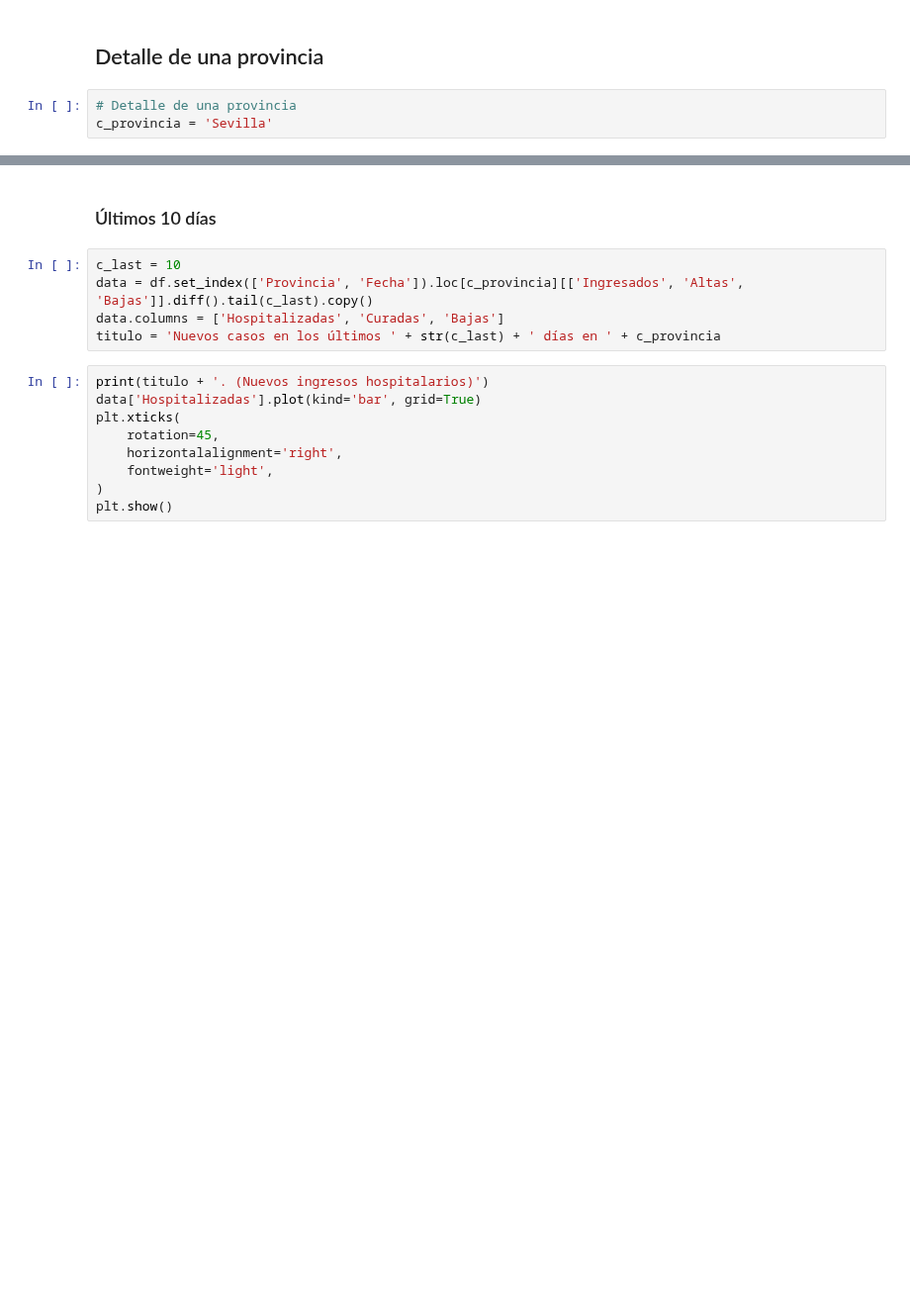
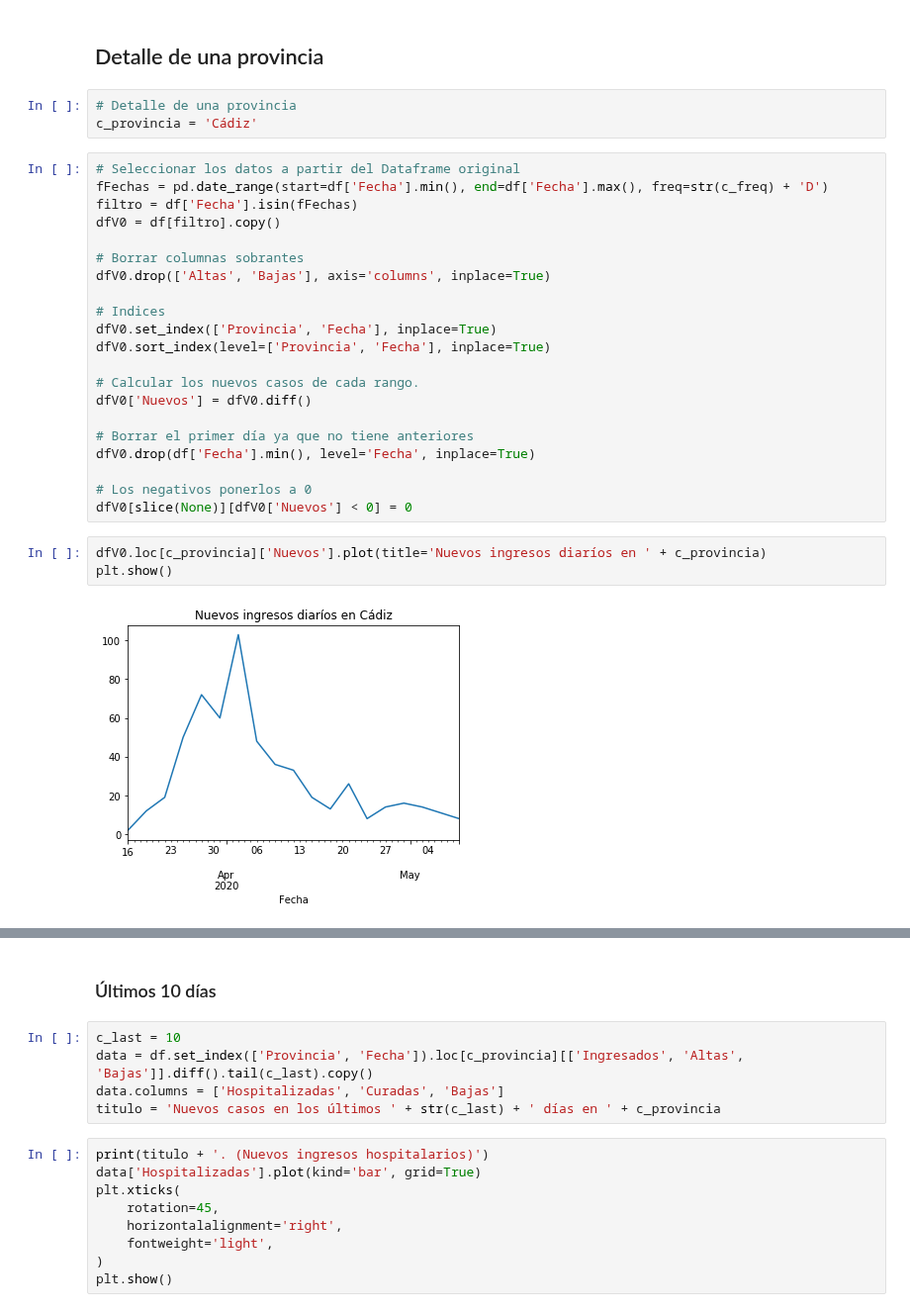
Before and after one commit to kfern/jupyter, a Jupyter notebook: covid19-es-and/growFactor.ipynb, the cells around one changed output, grey strips where cells are left out. Shown at 99% size. Drawn from its saved outputs; the diff is of its cells as text; blank space fills up the shorter version.

```diff
--- a/covid19-es-and/growFactor.ipynb
+++ b/covid19-es-and/growFactor.ipynb
@@ -81,7 +77,33 @@ Cádiz     2020-04-22             6.0     15.0    8.0
 ## Detalle de una provincia
 # %%
 # Detalle de una provincia
-c_provincia = 'Sevilla'
+c_provincia = 'Cádiz'
+# %%
+# Seleccionar los datos a partir del Dataframe original
+fFechas = pd.date_range(start=df['Fecha'].min(), end=df['Fecha'].max(), freq=str(c_freq) + 'D')
+filtro = df['Fecha'].isin(fFechas)
+dfV0 = df[filtro].copy()
+
+# Borrar columnas sobrantes
+dfV0.drop(['Altas', 'Bajas'], axis='columns', inplace=True)
+
+# Indices
+dfV0.set_index(['Provincia', 'Fecha'], inplace=True)
+dfV0.sort_index(level=['Provincia', 'Fecha'], inplace=True)
+
+# Calcular los nuevos casos de cada rango.
+dfV0['Nuevos'] = dfV0.diff()
+
+# Borrar el primer día ya que no tiene anteriores
+dfV0.drop(df['Fecha'].min(), level='Fecha', inplace=True)
+
+# Los negativos ponerlos a 0
+dfV0[slice(None)][dfV0['Nuevos'] < 0] = 0
+# %%
+dfV0.loc[c_provincia]['Nuevos'].plot(title='Nuevos ingresos diaríos en ' + c_provincia)
+plt.show()
+# %% [output]
+[figure, added]
 # %%
 titulo = 'Nuevos casos en ' + c_provincia + ' en los ' + str(c_freq) + ' días anteriores'
 print(titulo)
```
Also changed, not shown: parts of 9 cells of this notebook.
